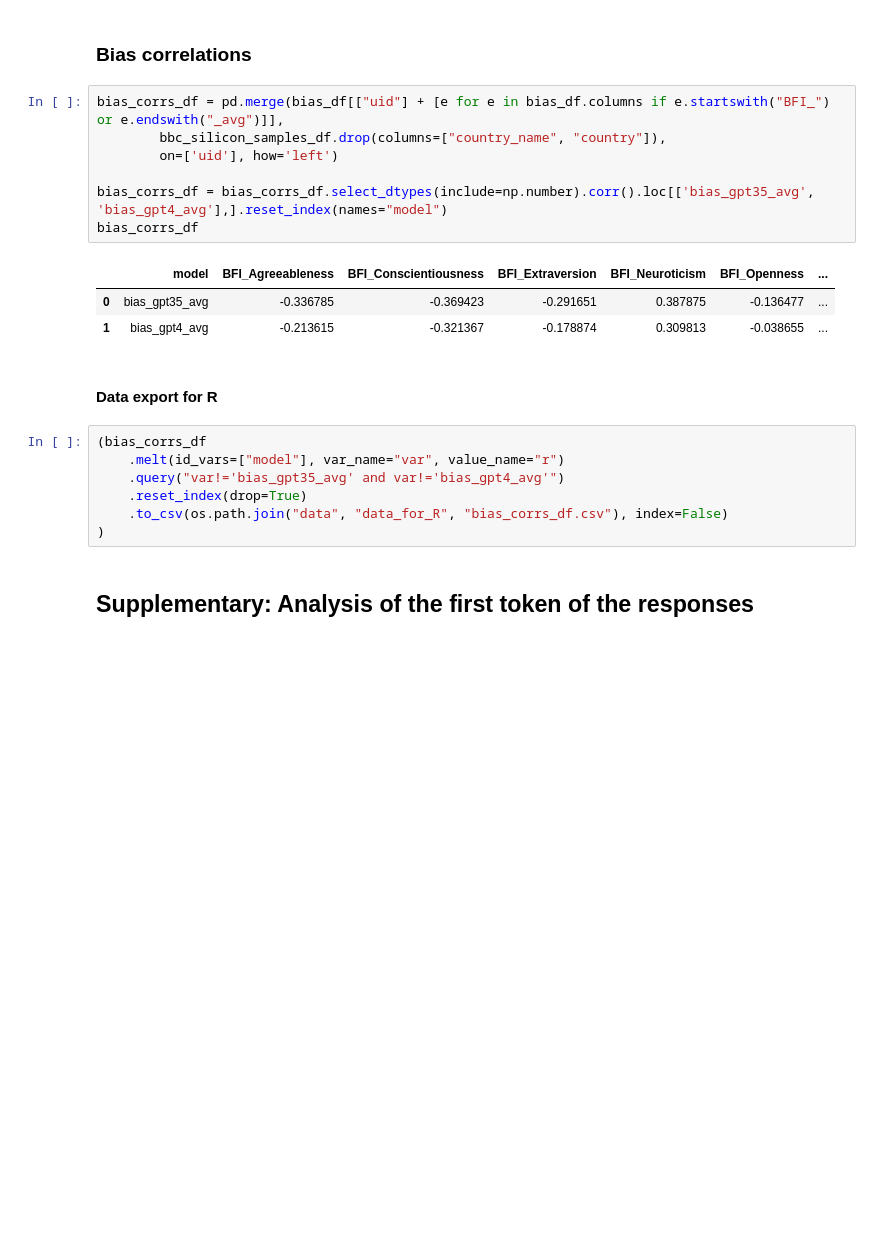
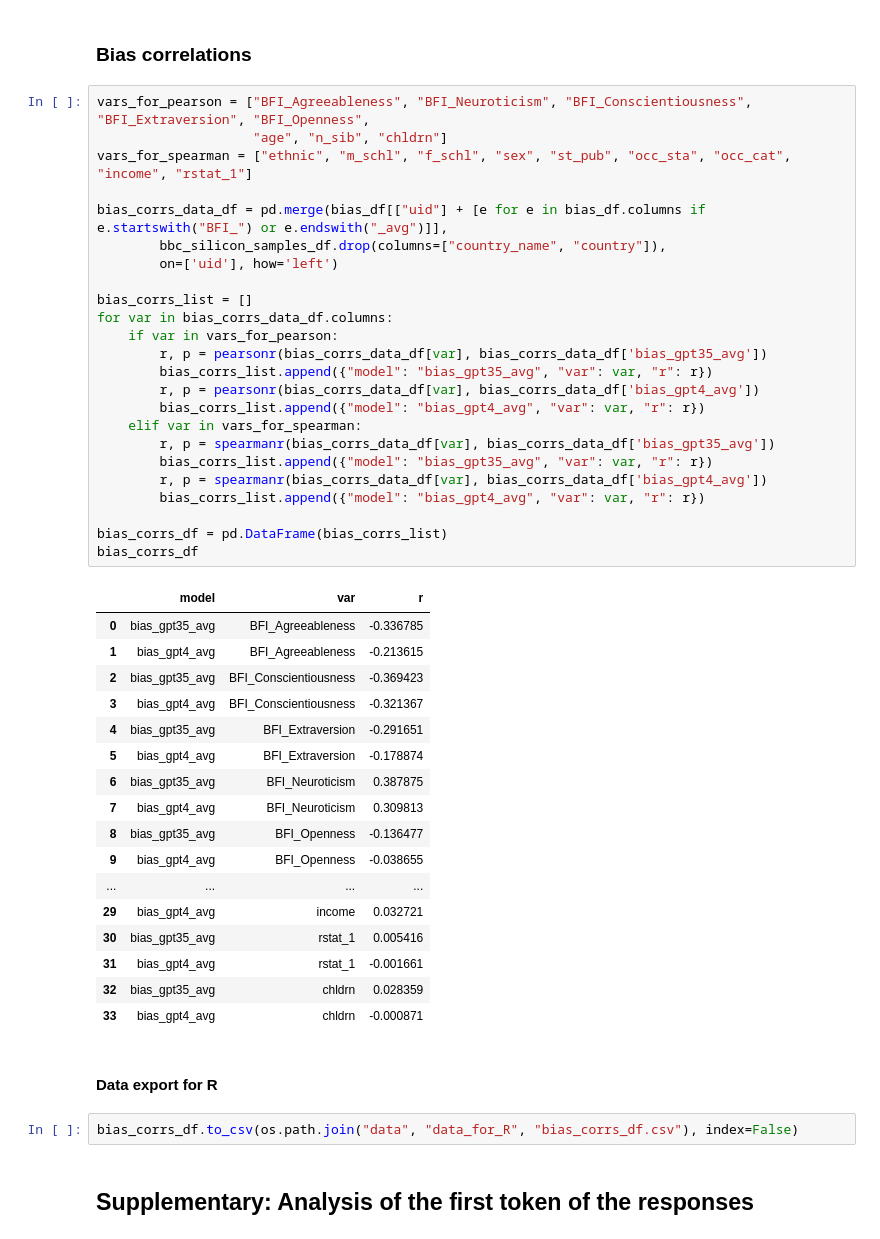
Before and after one commit to nikbpetrov/LLMs-Simulate-Humans, a Jupyter notebook: codebook.ipynb, the cells around one changed output. Cells and saved outputs as stored; diff of their text form; blank space fills up the shorter version.

```diff
--- a/codebook.ipynb
+++ b/codebook.ipynb
@@ -869,26 +823,52 @@ tmp[['x', 'model', 'trait']] = tmp['tmp'].str.split('_', expand=True)
 tmp[["uid", "model", "trait", "bias"]].to_csv(os.path.join("data", "data_for_R", "bias_df.csv"), index=False)
 # %% [markdown]
 ### Bias correlations
-# %%
-bias_corrs_df = pd.merge(bias_df[["uid"] + [e for e in bias_df.columns if e.startswith("BFI_") or e.endswith("_avg")]],
-        bbc_silicon_samples_df.drop(columns=["country_name", "country"]),
-        on=['uid'], how='left')
-
-bias_corrs_df = bias_corrs_df.select_dtypes(include=np.number).corr().loc[['bias_gpt35_avg', 'bias_gpt4_avg'],].reset_index(names="model")
-bias_corrs_df
-# %% [output]
-|  | model | BFI_Agreeableness | BFI_Conscientiousness | BFI_Extraversion | BFI_Neuroticism | BFI_Openness | ... |
-| 0 | bias_gpt35_avg | -0.336785 | -0.369423 | -0.291651 | 0.387875 | -0.136477 | ... |
-| 1 | bias_gpt4_avg | -0.213615 | -0.321367 | -0.178874 | 0.309813 | -0.038655 | ... |
+# %%
+vars_for_pearson = ["BFI_Agreeableness", "BFI_Neuroticism", "BFI_Conscientiousness", "BFI_Extraversion", "BFI_Openness",
+                    "age", "n_sib", "chldrn"]
+vars_for_spearman = ["ethnic", "m_schl", "f_schl", "sex", "st_pub", "occ_sta", "occ_cat", "income", "rstat_1"]
+
+bias_corrs_data_df = pd.merge(bias_df[["uid"] + [e for e in bias_df.columns if e.startswith("BFI_") or e.endswith("_avg")]],
+        bbc_silicon_samples_df.drop(columns=["country_name", "country"]),
+        on=['uid'], how='left')
+
+bias_corrs_list = []
+for var in bias_corrs_data_df.columns:
+    if var in vars_for_pearson:
+        r, p = pearsonr(bias_corrs_data_df[var], bias_corrs_data_df['bias_gpt35_avg'])
+        bias_corrs_list.append({"model": "bias_gpt35_avg", "var": var, "r": r})
+        r, p = pearsonr(bias_corrs_data_df[var], bias_corrs_data_df['bias_gpt4_avg'])
+        bias_corrs_list.append({"model": "bias_gpt4_avg", "var": var, "r": r})
+    elif var in vars_for_spearman:
+        r, p = spearmanr(bias_corrs_data_df[var], bias_corrs_data_df['bias_gpt35_avg'])
+        bias_corrs_list.append({"model": "bias_gpt35_avg", "var": var, "r": r})
+        r, p = spearmanr(bias_corrs_data_df[var], bias_corrs_data_df['bias_gpt4_avg'])
+        bias_corrs_list.append({"model": "bias_gpt4_avg", "var": var, "r": r})
+
+bias_corrs_df = pd.DataFrame(bias_corrs_list)
+bias_corrs_df
+# %% [output]
+|  | model | var | r |
+| 0 | bias_gpt35_avg | BFI_Agreeableness | -0.336785 |
+| 1 | bias_gpt4_avg | BFI_Agreeableness | -0.213615 |
+| 2 | bias_gpt35_avg | BFI_Conscientiousness | -0.369423 |
+| 3 | bias_gpt4_avg | BFI_Conscientiousness | -0.321367 |
+| 4 | bias_gpt35_avg | BFI_Extraversion | -0.291651 |
+| 5 | bias_gpt4_avg | BFI_Extraversion | -0.178874 |
+| 6 | bias_gpt35_avg | BFI_Neuroticism | 0.387875 |
+| 7 | bias_gpt4_avg | BFI_Neuroticism | 0.309813 |
+| 8 | bias_gpt35_avg | BFI_Openness | -0.136477 |
+| 9 | bias_gpt4_avg | BFI_Openness | -0.038655 |
+| ... | ... | ... | ... |
+| 29 | bias_gpt4_avg | income | 0.032721 |
+| 30 | bias_gpt35_avg | rstat_1 | 0.005416 |
+| 31 | bias_gpt4_avg | rstat_1 | -0.001661 |
+| 32 | bias_gpt35_avg | chldrn | 0.028359 |
+| 33 | bias_gpt4_avg | chldrn | -0.000871 |
 # %% [markdown]
 #### Data export for R
 # %%
-(bias_corrs_df
-    .melt(id_vars=["model"], var_name="var", value_name="r")
-    .query("var!='bias_gpt35_avg' and var!='bias_gpt4_avg'")
-    .reset_index(drop=True)
-    .to_csv(os.path.join("data", "data_for_R", "bias_corrs_df.csv"), index=False)
-)
+bias_corrs_df.to_csv(os.path.join("data", "data_for_R", "bias_corrs_df.csv"), index=False)
 # %% [markdown]
 ## Supplementary: Analysis of the first token of the responses
 # %%
```
Also changed, not shown: parts of 7 cells of this notebook, 5 other files.
